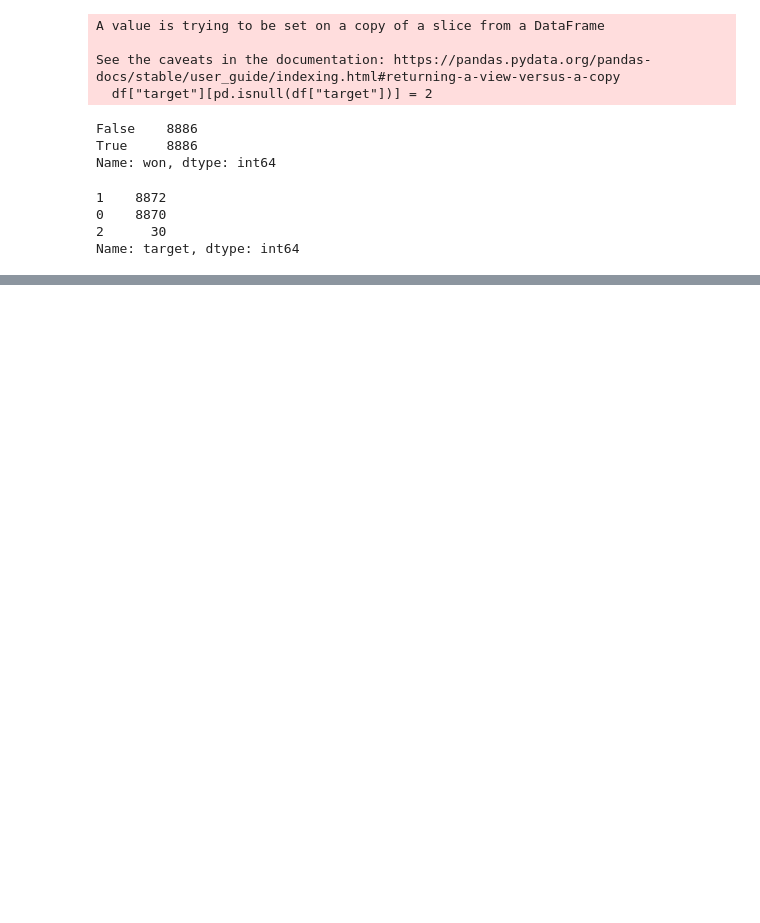
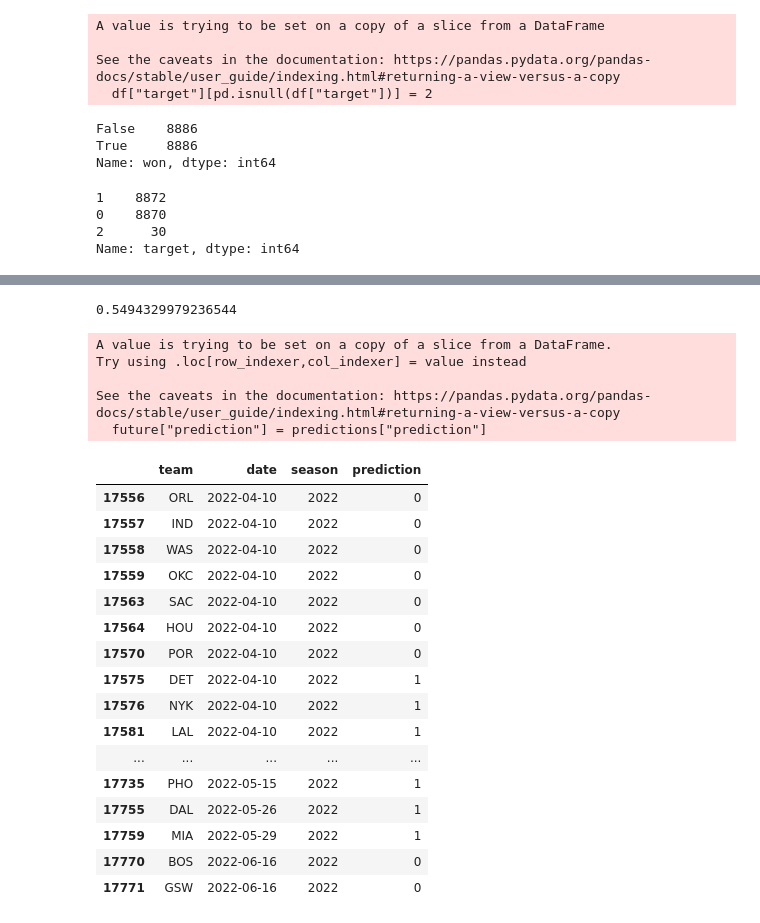
Before and after one commit to dataquestio/project-walkthroughs, a Jupyter notebook: nba_games/predict.ipynb, the cells around one changed output, grey strips where cells are left out. Saved outputs shown, nothing was run; the diff lists cells and outputs as text; code cells hidden in the pictures; blank space fills up the shorter version.

```diff
--- a/nba_games/predict.ipynb
+++ b/nba_games/predict.ipynb
@@ -161,0 +237,2 @@ array([ True,  True, False,  True, False,  True, False,  True,  True,
+# %%
+predictors = list(selected_columns[sfs.get_support()])
@@ -161,0 +259,37 @@ array([ True,  True, False,  True, False,  True, False,  True,  True,
+# %%
+predictions = backtest(df, rr, predictors)
+# %%
+accuracy_score(predictions["actual"], predictions["prediction"])
+# %% [output]
+0.5494329979236544
+# %%
+future = df[df["season"] >= 2018]
+future["prediction"] = predictions["prediction"]
+# %% [output]
+A value is trying to be set on a copy of a slice from a DataFrame.
+Try using .loc[row_indexer,col_indexer] = value instead
+
+See the caveats in the documentation: https://pandas.pydata.org/pandas-docs/stable/user_guide/indexing.html#returning-a-view-versus-a-copy
+  future["prediction"] = predictions["prediction"]
+# %%
+future = future[future["target"] == 2]
+# %%
+future[["team", "date", "season", "prediction"]]
+# %% [output]
+|  | team | date | season | prediction |
+| 17556 | ORL | 2022-04-10 | 2022 | 0 |
+| 17557 | IND | 2022-04-10 | 2022 | 0 |
+| 17558 | WAS | 2022-04-10 | 2022 | 0 |
+| 17559 | OKC | 2022-04-10 | 2022 | 0 |
+| 17563 | SAC | 2022-04-10 | 2022 | 0 |
+| 17564 | HOU | 2022-04-10 | 2022 | 0 |
+| 17570 | POR | 2022-04-10 | 2022 | 0 |
+| 17575 | DET | 2022-04-10 | 2022 | 1 |
+| 17576 | NYK | 2022-04-10 | 2022 | 1 |
+| 17581 | LAL | 2022-04-10 | 2022 | 1 |
+| ... | ... | ... | ... | ... |
+| 17735 | PHO | 2022-05-15 | 2022 | 1 |
+| 17755 | DAL | 2022-05-26 | 2022 | 1 |
+| 17759 | MIA | 2022-05-29 | 2022 | 1 |
+| 17770 | BOS | 2022-06-16 | 2022 | 0 |
+| 17771 | GSW | 2022-06-16 | 2022 | 0 |
```
Also changed, not shown: parts of 17 cells of this notebook, 1 other file.
